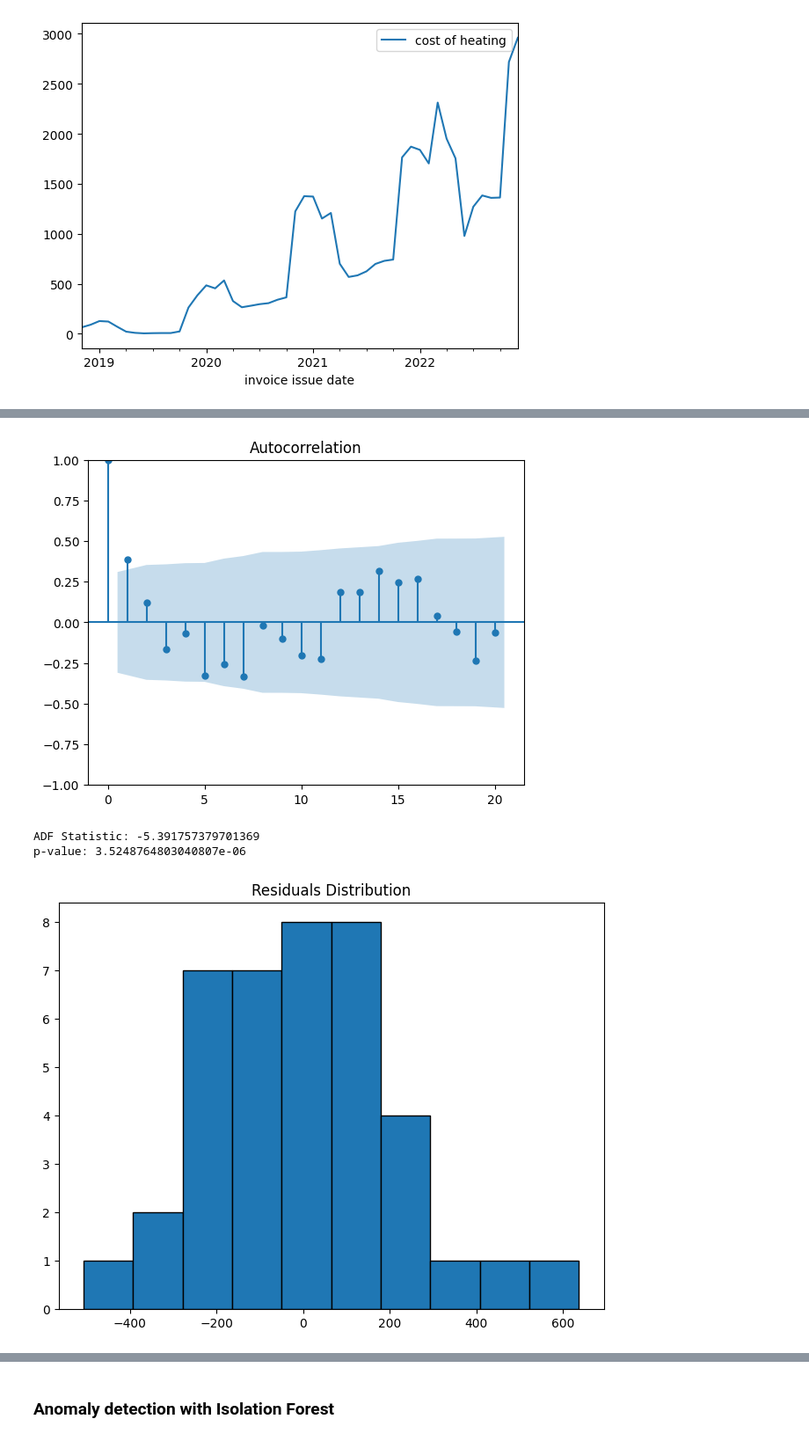
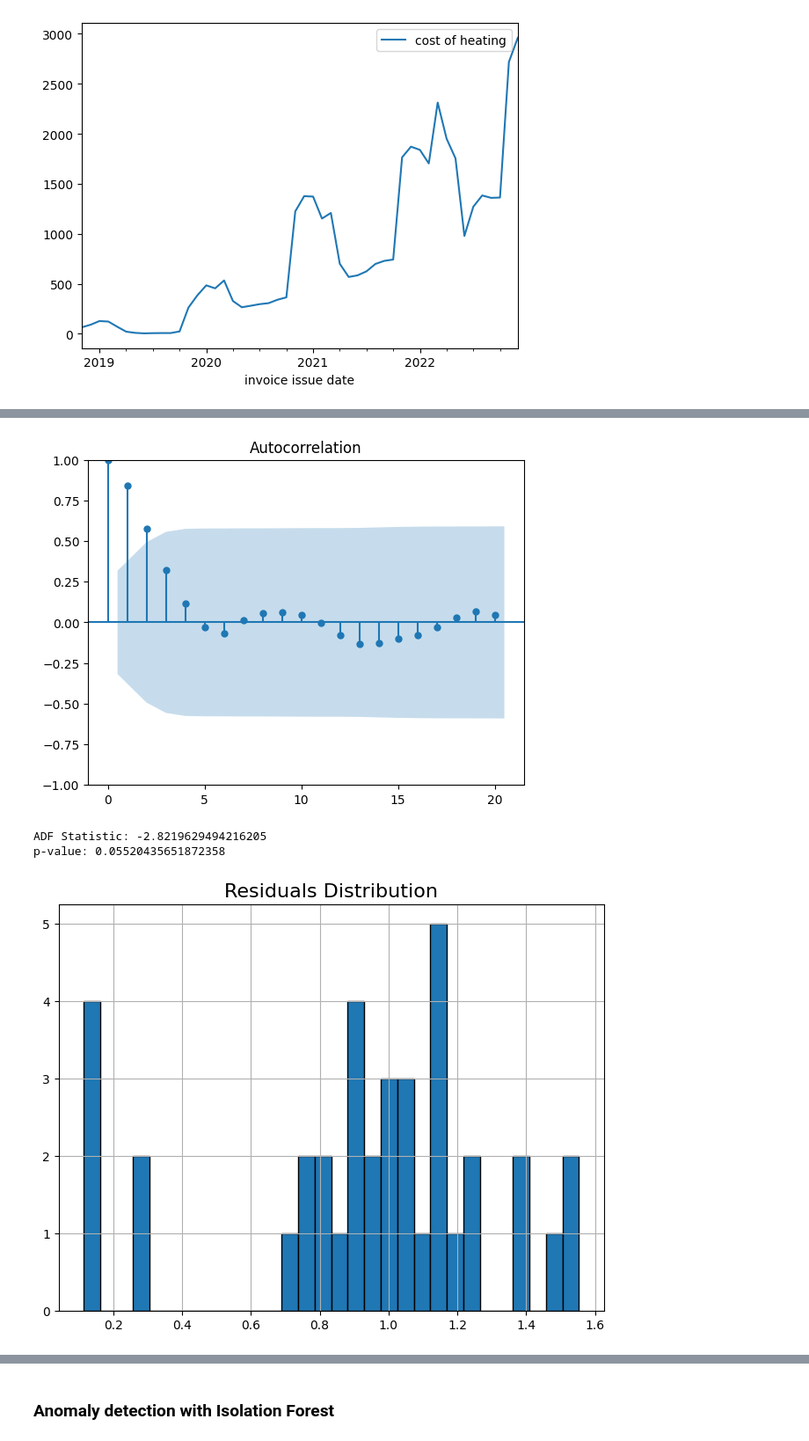
Before and after one commit to MKastek/time-series-notes, a Jupyter notebook: cost_of_heating_time_series.ipynb, the cells around one changed output, grey strips where cells are left out. Shown at 88% size. Cells and saved outputs as stored; diff of their text form; code cells hidden in the pictures.

```diff
--- a/cost_of_heating_time_series.ipynb
+++ b/cost_of_heating_time_series.ipynb
@@ -127,7 +127,7 @@ df.plot(x='invoice issue date', y='cost of heating')
 # %%
 from statsmodels.tsa.seasonal import seasonal_decompose
 
-result = seasonal_decompose(x=df['cost of heating'], model='additive', period=11)
+result = seasonal_decompose(x=df['cost of heating'], model='multiplicative', period=12)
 # %%
 result.plot()
 plt.show()
@@ -157,21 +183,22 @@ from statsmodels.tsa.stattools import adfuller
 plot_acf(result.resid.dropna(), lags=20)
 plt.show()
 # %% [output]
-[figure, old version]
+[figure, new version]
 # %%
 adf_result = adfuller(result.resid.dropna())
 print(f'ADF Statistic: {adf_result[0]}')
 print(f'p-value: {adf_result[1]}')
 # %% [output]
-ADF Statistic: -5.391757379701369
-p-value: 3.5248764803040807e-06
+ADF Statistic: -2.8219629494216205
+p-value: 0.05520435651872358
 # %%
 plt.figure(figsize=(8, 6))
-plt.hist(result.resid.dropna(), bins=10, edgecolor='black')
-plt.title('Residuals Distribution')
+plt.hist(result.resid.dropna(), bins=30, edgecolor='black')
+plt.grid()
+plt.title('Residuals Distribution',fontsize=16)
 plt.show()
 # %% [output]
-[figure, old version]
+[figure, new version]
 # %%
 np.mean(result.resid.dropna())
 # %% [output]
```
Also changed, not shown: parts of 14 cells of this notebook.
